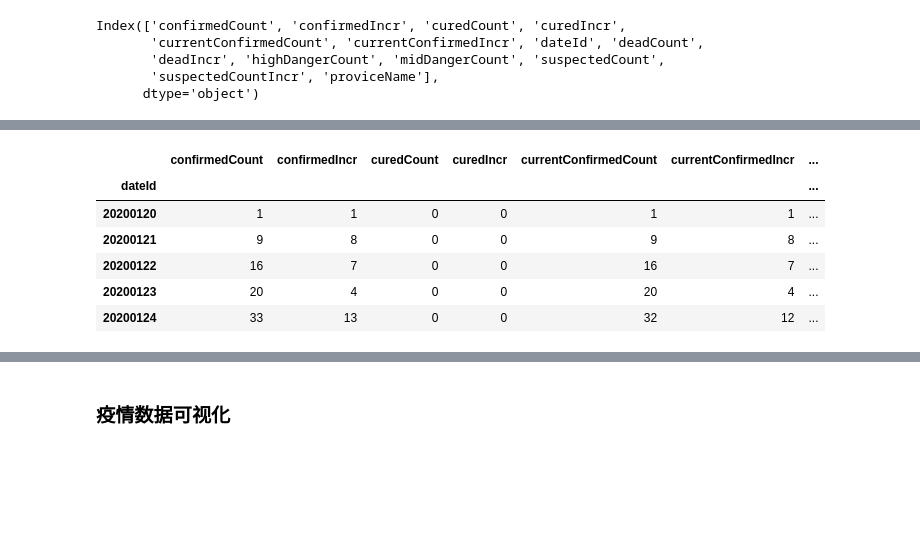
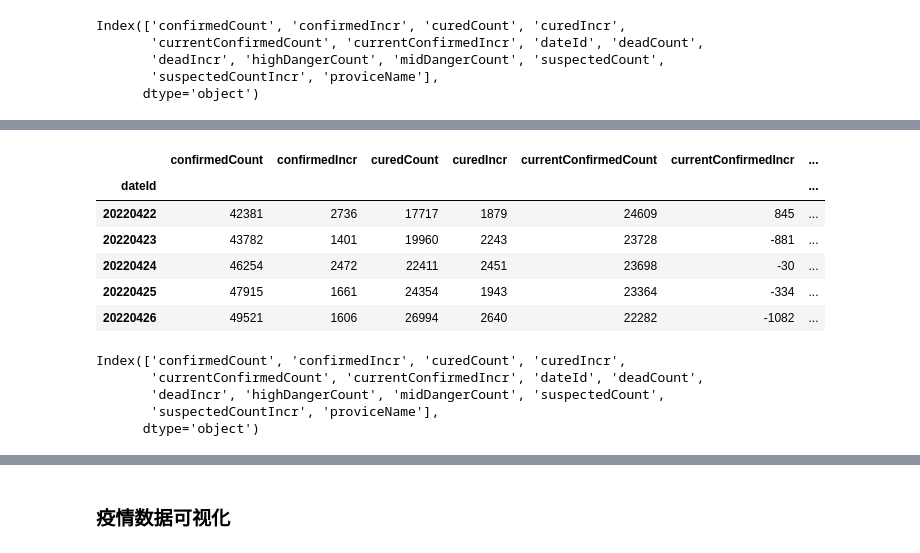
Before and after one commit to Andrewtang626/covidshanghai, a Jupyter notebook: Project_COVID_Shanghai.ipynb, the cells around one changed output, grey strips where cells are left out. Drawn from its saved outputs; the diff is of its cells as text; code cells hidden in the pictures; blank space fills up the shorter version.

```diff
--- a/Project_COVID_Shanghai.ipynb
+++ b/Project_COVID_Shanghai.ipynb
@@ -585,10 +589,10 @@ data_china_23[data_china_23['proviceName']=='上海市'].plot(y='currentConfirme
 # %%
-data_china_23[data_china_23['proviceName']=='上海市'].head()
+data_china_23[data_china_23['proviceName']=='上海市'].tail()
 # %% [output]
 |  | confirmedCount | confirmedIncr | curedCount | curedIncr | currentConfirmedCount | currentConfirmedIncr | ... |
 | dateId |  |  |  |  |  |  | ... |
-| 20200120 | 1 | 1 | 0 | 0 | 1 | 1 | ... |
-| 20200121 | 9 | 8 | 0 | 0 | 9 | 8 | ... |
-| 20200122 | 16 | 7 | 0 | 0 | 16 | 7 | ... |
-| 20200123 | 20 | 4 | 0 | 0 | 20 | 4 | ... |
-| 20200124 | 33 | 13 | 0 | 0 | 32 | 12 | ... |
+| 20220422 | 42381 | 2736 | 17717 | 1879 | 24609 | 845 | ... |
+| 20220423 | 43782 | 1401 | 19960 | 2243 | 23728 | -881 | ... |
+| 20220424 | 46254 | 2472 | 22411 | 2451 | 23698 | -30 | ... |
+| 20220425 | 47915 | 1661 | 24354 | 1943 | 23364 | -334 | ... |
+| 20220426 | 49521 | 1606 | 26994 | 2640 | 22282 | -1082 | ... |
@@ -594,0 +601,8 @@ data_china_23[data_china_23['proviceName']=='上海市'].head()
+# %%
+data_shanghai.columns
+# %% [output]
+Index(['confirmedCount', 'confirmedIncr', 'curedCount', 'curedIncr',
+       'currentConfirmedCount', 'currentConfirmedIncr', 'dateId', 'deadCount',
+       'deadIncr', 'highDangerCount', 'midDangerCount', 'suspectedCount',
+       'suspectedCountIncr', 'proviceName'],
+      dtype='object')
```
Also changed, not shown: parts of 14 cells of this notebook, 2 other files.
